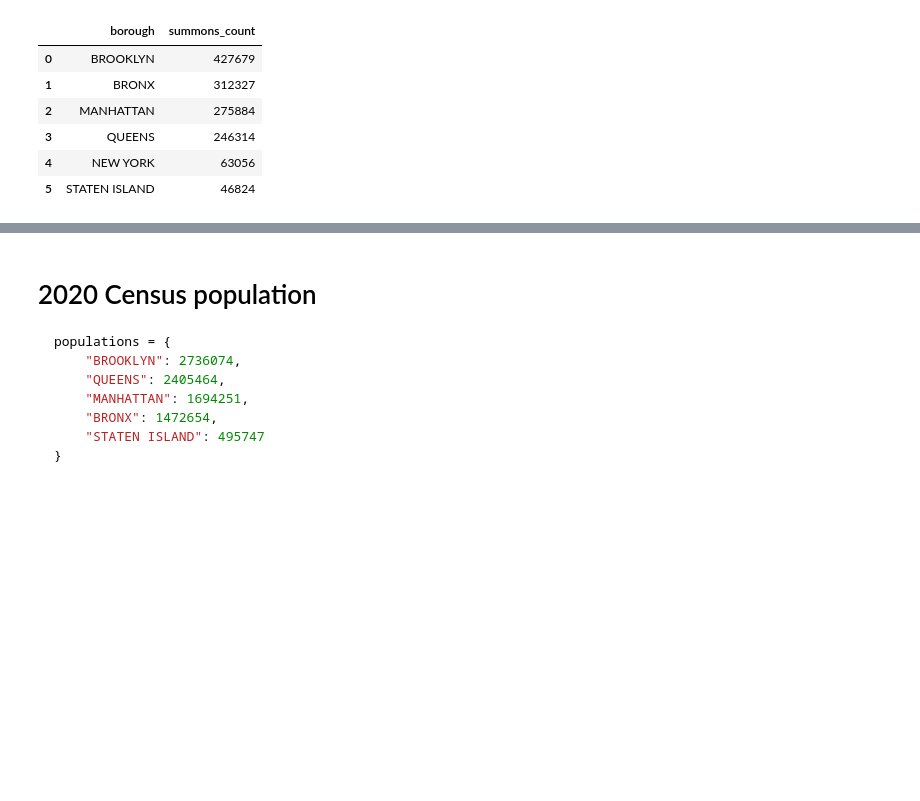
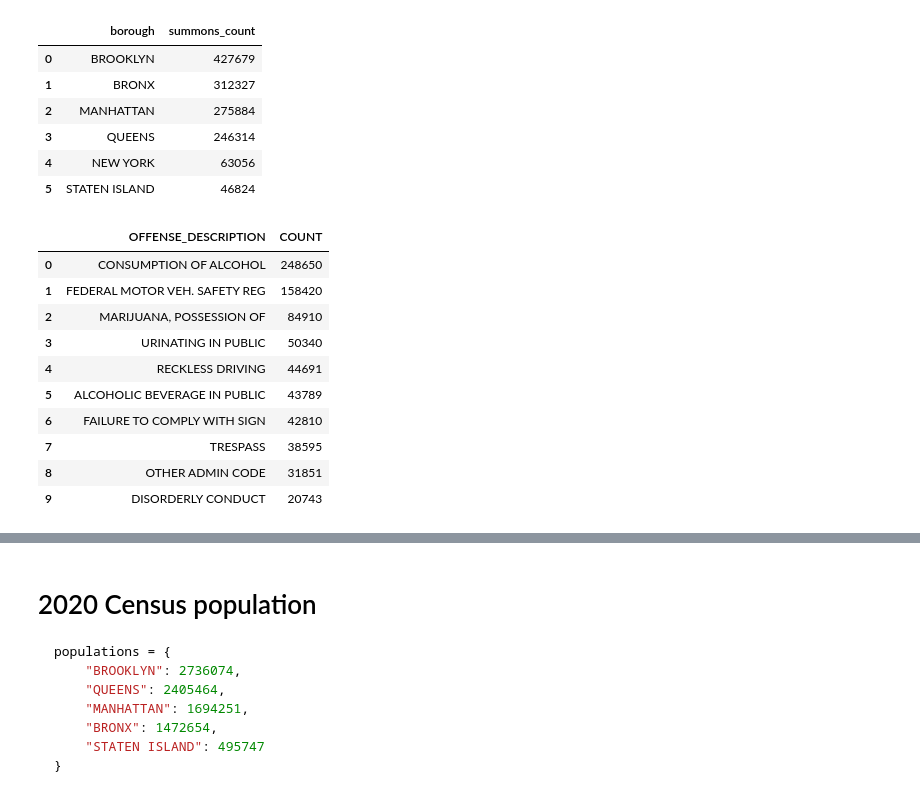
Before and after one commit to jack-walk/Adv-Data-W7, a Jupyter notebook: wk7-vibe-homework-for students.ipynb, the cells around one changed output, grey strips where cells are left out. Drawn from its saved outputs; the diff is of its cells as text; code cells hidden in the pictures; blank space fills up the shorter version.

```diff
--- a/wk7-vibe-homework-for students.ipynb
+++ b/wk7-vibe-homework-for students.ipynb
@@ -221,5 +221,41 @@ borough_counts
 | 5 | STATEN ISLAND | 46824 |
 # %%
 # 2. What were the top 10 most common offenses?
+
+## Input: In the summons-15-25.csv dataset: What were the top 10 most common offenses? Return the answer in a dataframe written in Python.
+
+## Output:
+
+top_10_offenses = pd.DataFrame(
+    {
+        "OFFENSE_DESCRIPTION": [
+            "CONSUMPTION OF ALCOHOL",
+            "FEDERAL MOTOR VEH. SAFETY REG",
+            "MARIJUANA, POSSESSION OF",
+            "URINATING IN PUBLIC",
+            "RECKLESS DRIVING",
+            "ALCOHOLIC BEVERAGE IN PUBLIC",
+            "FAILURE TO COMPLY WITH SIGN",
+            "TRESPASS",
+            "OTHER ADMIN CODE",
+            "DISORDERLY CONDUCT",
+        ],
+        "COUNT": [248650, 158420, 84910, 50340, 44691, 43789, 42810, 38595, 31851, 20743],
+    }
+)
+
+top_10_offenses
+# %% [output]
+|  | OFFENSE_DESCRIPTION | COUNT |
+| 0 | CONSUMPTION OF ALCOHOL | 248650 |
+| 1 | FEDERAL MOTOR VEH. SAFETY REG | 158420 |
+| 2 | MARIJUANA, POSSESSION OF | 84910 |
+| 3 | URINATING IN PUBLIC | 50340 |
+| 4 | RECKLESS DRIVING | 44691 |
+| 5 | ALCOHOLIC BEVERAGE IN PUBLIC | 43789 |
+| 6 | FAILURE TO COMPLY WITH SIGN | 42810 |
+| 7 | TRESPASS | 38595 |
+| 8 | OTHER ADMIN CODE | 31851 |
+| 9 | DISORDERLY CONDUCT | 20743 |
 # %%
 # 3. What are the total number of summons broken down by year?
```
Also changed, not shown: parts of 12 cells of this notebook.
